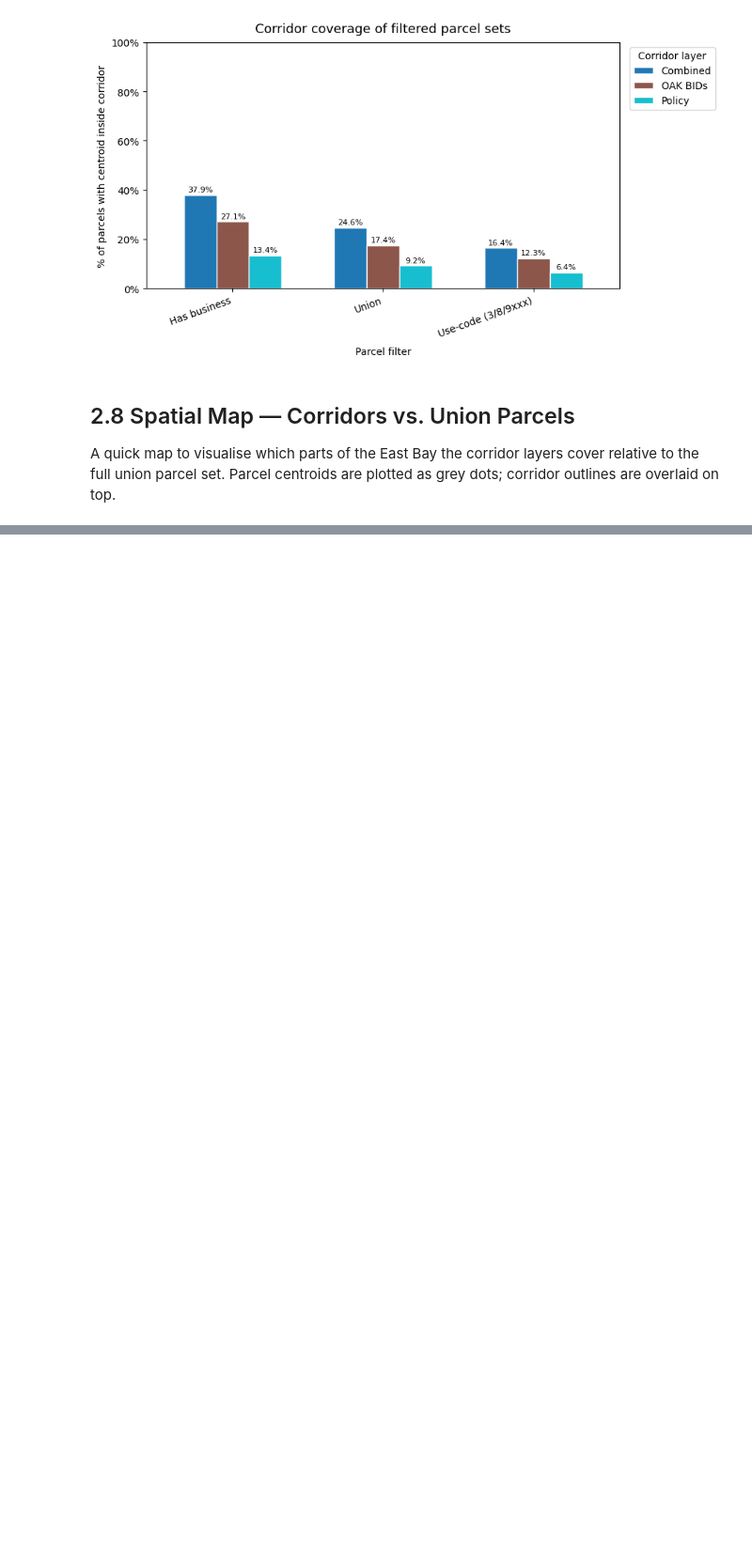
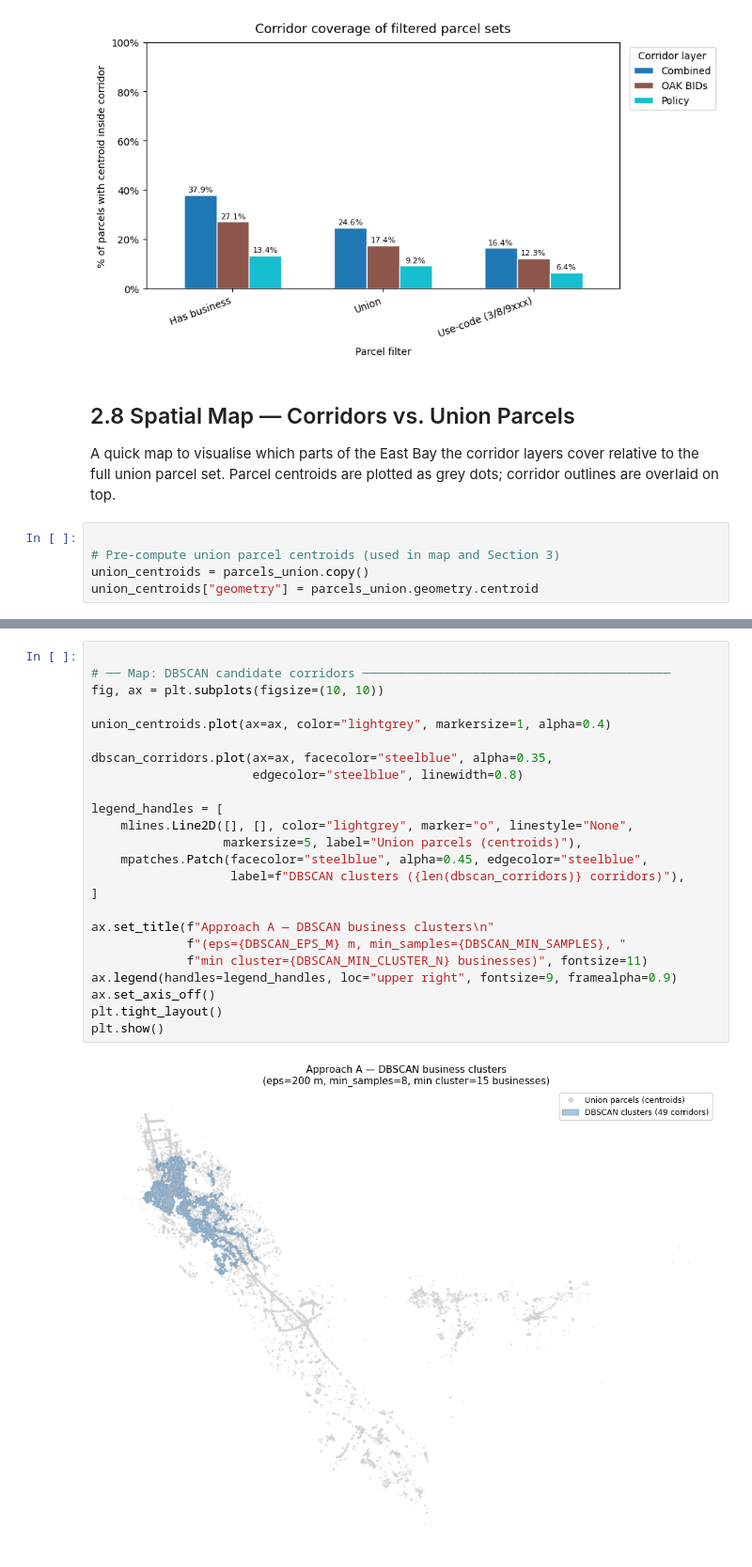
Before and after one commit to schoolofcities/eddit-east-bay, a Jupyter notebook: analysis/prelim/identify_prelim_corridors_parcels.ipynb, the cells around one changed output, grey strips where cells are left out. Shown at 94% size. Drawn from its saved outputs; the diff is of its cells as text; blank space fills up the shorter version.

Commit message:
Devise preliminary methods for defining corridors

```diff
--- a/analysis/prelim/identify_prelim_corridors_parcels.ipynb
+++ b/analysis/prelim/identify_prelim_corridors_parcels.ipynb
@@ -385,4 +415,9 @@ plt.show()
 A quick map to visualise which parts of the East Bay the corridor layers cover
 relative to the full union parcel set.  Parcel centroids are plotted as grey
 dots; corridor outlines are overlaid on top.
+# %%
+
+# Pre-compute union parcel centroids (used in map and Section 3)
+union_centroids = parcels_union.copy()
+union_centroids["geometry"] = parcels_union.geometry.centroid
 # %%
@@ -420,0 +581,26 @@ plt.show()
+# %%
+
+# ── Map: DBSCAN candidate corridors ──────────────────────────────────────────
+fig, ax = plt.subplots(figsize=(10, 10))
+
+union_centroids.plot(ax=ax, color="lightgrey", markersize=1, alpha=0.4)
+
+dbscan_corridors.plot(ax=ax, facecolor="steelblue", alpha=0.35,
+                      edgecolor="steelblue", linewidth=0.8)
+
+legend_handles = [
+    mlines.Line2D([], [], color="lightgrey", marker="o", linestyle="None",
+                  markersize=5, label="Union parcels (centroids)"),
+    mpatches.Patch(facecolor="steelblue", alpha=0.45, edgecolor="steelblue",
+                   label=f"DBSCAN clusters ({len(dbscan_corridors)} corridors)"),
+]
+
+ax.set_title(f"Approach A — DBSCAN business clusters\n"
+             f"(eps={DBSCAN_EPS_M} m, min_samples={DBSCAN_MIN_SAMPLES}, "
+             f"min cluster={DBSCAN_MIN_CLUSTER_N} businesses)", fontsize=11)
+ax.legend(handles=legend_handles, loc="upper right", fontsize=9, framealpha=0.9)
+ax.set_axis_off()
+plt.tight_layout()
+plt.show()
+# %% [output]
+[figure, added]
```
Also changed, not shown: parts of 19 cells of this notebook.
